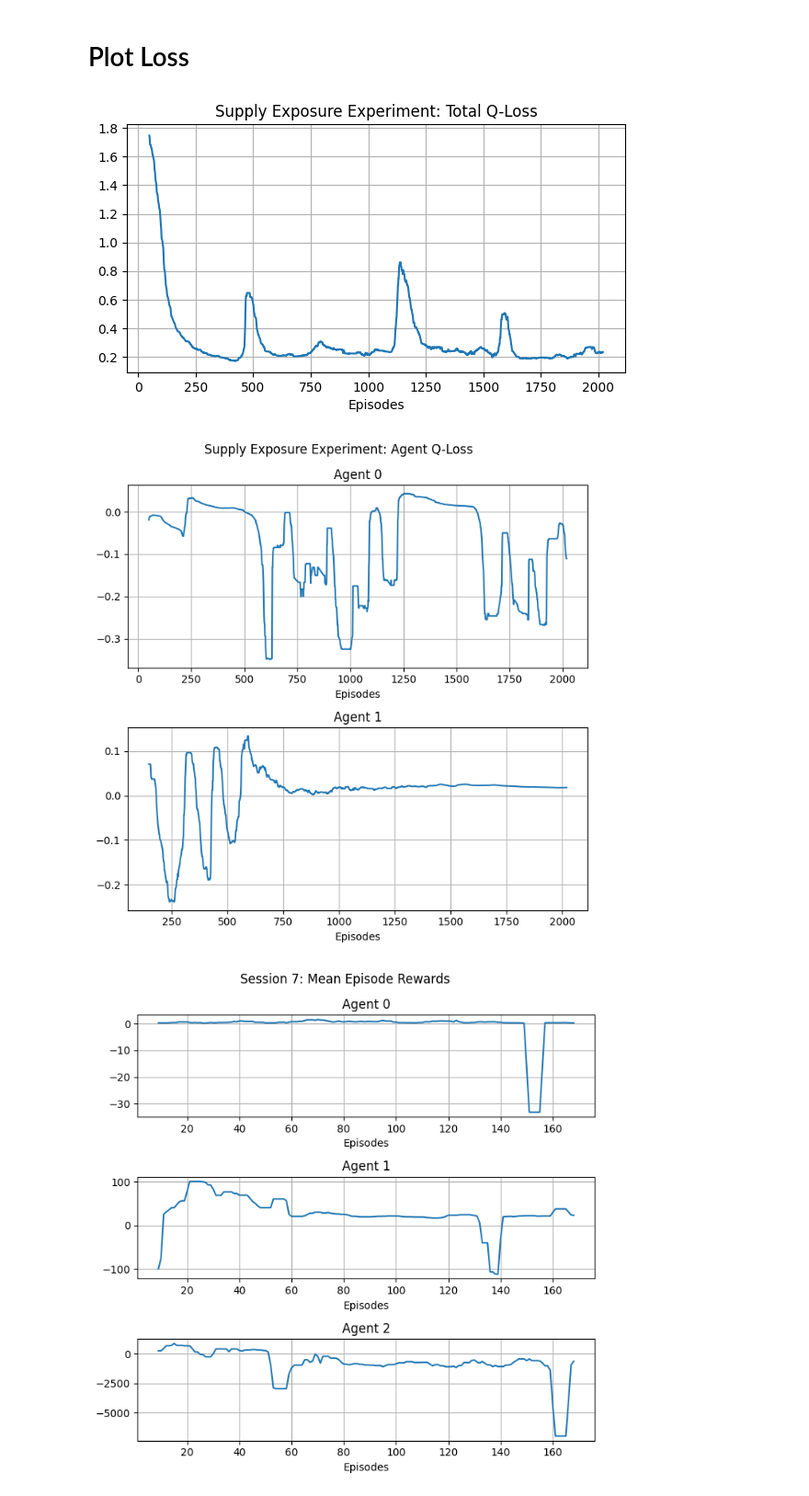
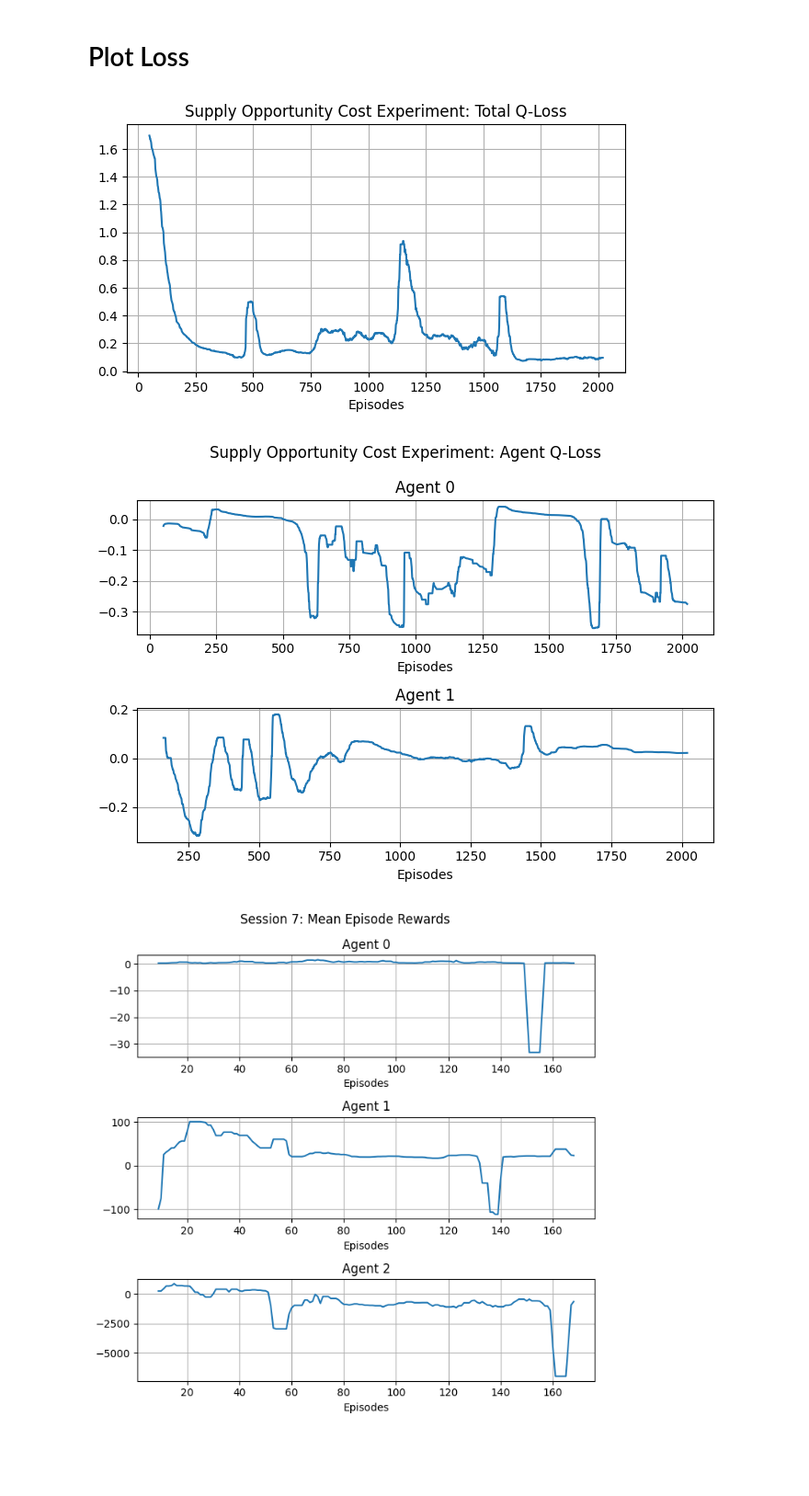
Before and after one commit to buehrerc/MAAC-auto-gov, a Jupyter notebook: analysis/generate_plots.ipynb, the cells around one changed output. Shown at 92% size. Cells and saved outputs as stored; diff of their text form; code cells hidden in the pictures; blank space fills up the shorter version.

Commit message:
re-run session 3

```diff
--- a/analysis/generate_plots.ipynb
+++ b/analysis/generate_plots.ipynb
@@ -6,7 +6,7 @@ from generate_plots import convert_tb_data
 # %% [markdown]
 # Plot Loss
 # %%
-SESSION_ID = 1
+SESSION_ID = 2
 RUN_ID = 2
 # %%
 def generate_plot(df, col_name, title=None, filter_outliers=False, rolling_mean=False):
@@ -54,7 +54,7 @@ def plot_agent_loss(session_id, run_id, agent_num, title=None, filter_outliers=T
         ax[i].legend().remove()
         # ax.set_ylim([0, 0.3 * 1e9])
         ax[i].grid()
-        fig.set_size_inches(7, 7)
+        fig.set_size_inches(7, 5)
         plt.tight_layout()
         fig.suptitle(title)
     fig.savefig(f"./plots/session_{session_id}_q_loss_agent")
@@ -81,13 +81,13 @@ def plot_agent_reward(session_id, run_id, agent_num, filter_outliers=False):
         fig.suptitle(f"Session {session_id}: Mean Episode Rewards")
     fig.savefig(f"./plots/session_{session_id}_mean_reward_agent")
 # %%
-df = format_plot(SESSION_ID, RUN_ID, title="Supply Exposure Experiment: Total Q-Loss", rolling_mean=True)
+df = format_plot(SESSION_ID, RUN_ID, title="Supply Opportunity Cost Experiment: Total Q-Loss", rolling_mean=True)
 # %% [output]
-[figure, old version]
+[figure, new version]
 # %%
-plot_agent_loss(SESSION_ID, RUN_ID, 2, title="Supply Exposure Experiment: Agent Q-Loss")
+plot_agent_loss(SESSION_ID, RUN_ID, 2, title="Supply Opportunity Cost Experiment: Agent Q-Loss")
 # %% [output]
-[figure, old version]
+[figure, new version]
 # %%
 plot_agent_reward(SESSION_ID, RUN_ID, 3)
 # %% [output]
```
Also changed, not shown: parts of 1 cell of this notebook, 4 other files.
